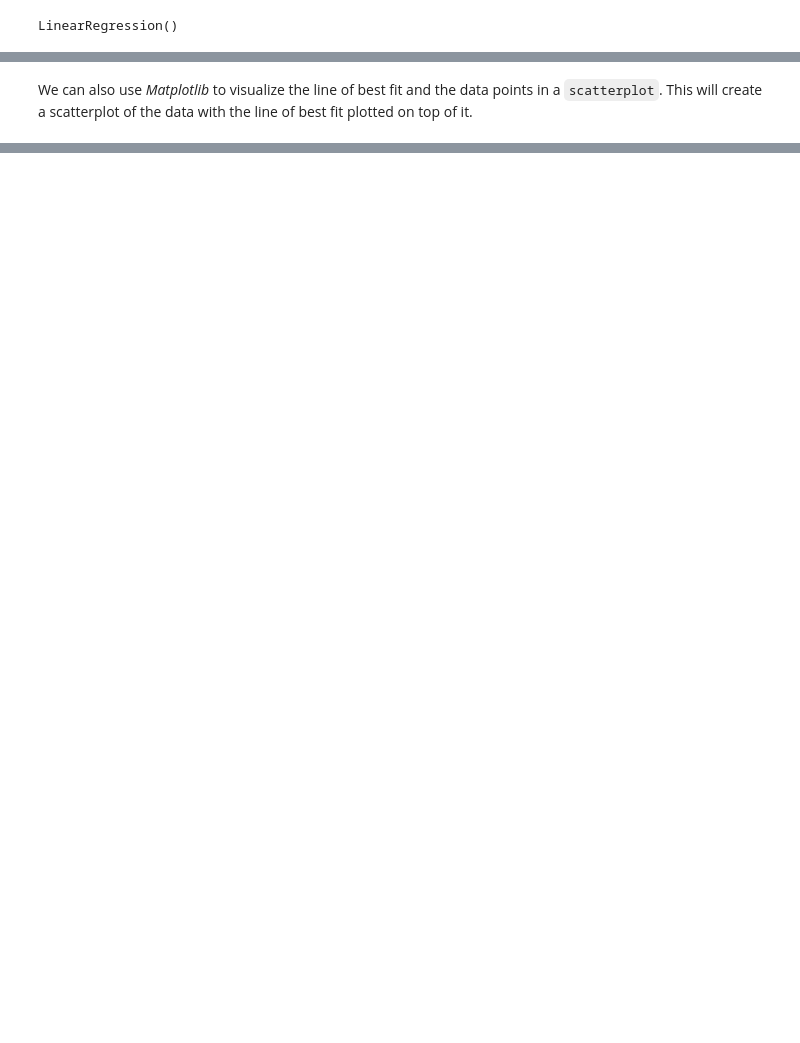
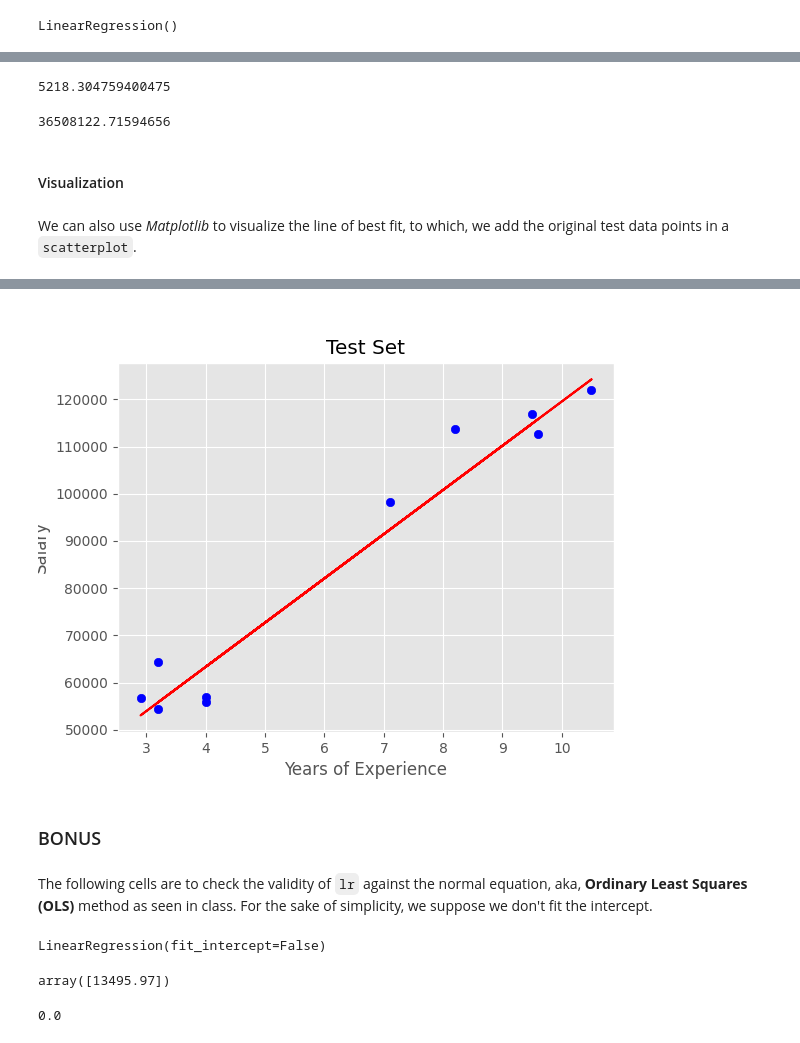
Before and after one commit to a-mhamdi/mlpy, a Jupyter notebook: Codes/Python/simple-linear-regression.ipynb, the cells around one changed output, grey strips where cells are left out. Saved outputs shown, nothing was run; the diff lists cells and outputs as text; code cells hidden in the pictures; blank space fills up the shorter version.

```diff
--- a/Codes/Python/simple-linear-regression.ipynb
+++ b/Codes/Python/simple-linear-regression.ipynb
@@ -87,10 +114,22 @@ y_pred = lr.predict(X_test)
+# %%
+mae = mean_absolute_error(y_test, y_pred)
+mae
+# %% [output]
+5218.304759400475
+# %%
+mse = mean_squared_error(y_test, y_pred)
+mse
+# %% [output]
+36508122.71594656
+# %% [markdown]
+#### Visualization
 # %% [markdown]
-We can also use _Matplotlib_ to visualize the line of best fit and the data points in a `scatterplot`. This will create a scatterplot of the data with the line of best fit plotted on top of it.
+We can also use _Matplotlib_ to visualize the line of best fit, to which, we add the original test data points in a `scatterplot`.
 # %%
-plt.scatter(X_test, y_test, color="blue")
-plt.plot(X_test, y_pred, color="red")
-plt.title("Test set")
-plt.xlabel("Years of Experience")
-plt.ylabel("Salary")
-plt.grid()
+plt.scatter(X_test, y_test, color='blue')
+plt.plot(X_test, y_pred, color='red')
+plt.title('Test Set')
+plt.xlabel('Years of Experience')
+plt.ylabel('Salary')
+plt.show()
 # %% [output]
@@ -98,0 +136,20 @@ plt.grid()
+[figure, added]
+# %% [markdown]
+### BONUS
+# %% [markdown]
+The following cells are to check the validity of `lr` against the normal equation, aka, **Ordinary Least Squares (OLS)** method as seen in class. For the sake of simplicity, we suppose we don't fit the intercept.
+# %%
+lr = LinearRegression(fit_intercept=False)
+lr.fit(X_train, y_train)
+# %% [output]
+LinearRegression(fit_intercept=False)
+# %%
+theta_1 = lr.coef_
+theta_1
+# %% [output]
+array([13495.97])
+# %%
+b = lr.intercept_
+b
+# %% [output]
+0.0
```
Also changed, not shown: parts of 32 cells of this notebook, 2 other files.
